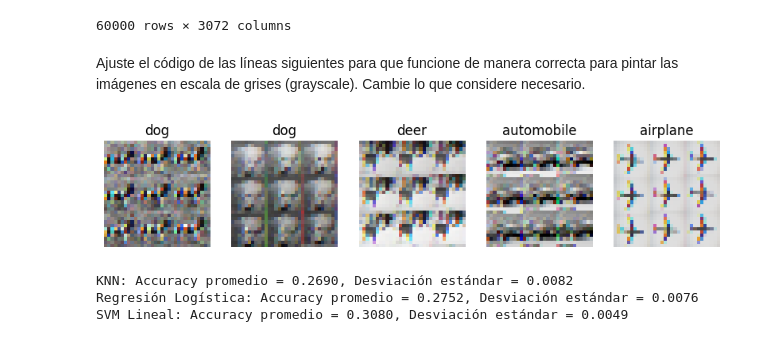
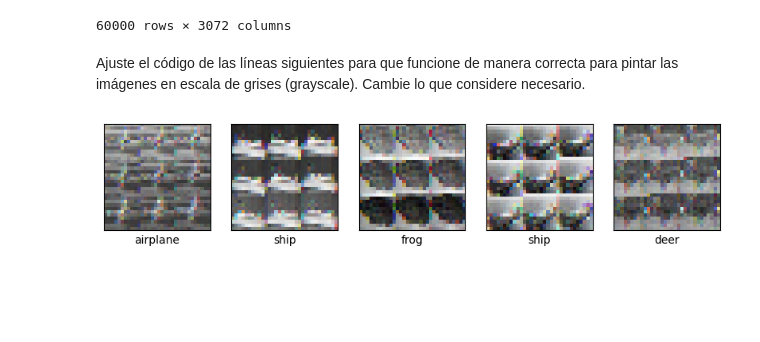
Before and after one commit to StefanoImanol/pc22025I, a Jupyter notebook: 2dapc_ia_2025I_v1_0.ipynb, the cells around one changed output. Cells and saved outputs as stored; diff of their text form; code cells hidden in the pictures; blank space fills up the shorter version.

```diff
--- a/2dapc_ia_2025I_v1_0.ipynb
+++ b/2dapc_ia_2025I_v1_0.ipynb
@@ -354,38 +353,15 @@ X_sample, _, y_sample, _ = train_test_split(X, y, stratify=y, test_size=0.9, ran
 # %%
 # Toma algunos ejemplos aleatorios, reescala las images al tamaño de 32x32 image y muestralas
 from random import randint
 import matplotlib.pyplot as plt
 
-fig, axes = plt.subplots(1, 5, figsize=(10, 5))
+from random import randint
+fig, axes = plt.subplots(1, 5,  figsize=(10, 5))
 for i in range(5):
-    n = randint(0, len(X_ori)-1)
-    img = X_ori.iloc[n].values.reshape(32, 32, 3).astype(np.uint8)  # reshape en color
-    axes[i].imshow(img)
-    axes[i].set_title(cifar_classes[int(y_ori.iloc[n])])
-    axes[i].axis('off')
-plt.show()
+    n = randint(0,60000)
+    axes[i].imshow(X_ori.values[n].reshape(32, 32,3), cmap=plt.cm.gray_r)
+    axes[i].set_xlabel((cifar_classes[int(y_ori.values[n])]))
+    axes[i].set_xticks(()), axes[i].set_yticks(())
+plt.show();
 # %% [output]
-[figure, old version]
+[figure, new version]
-# %%
-from sklearn.pipeline import make_pipeline
-from sklearn.model_selection import cross_val_score
-from sklearn.neighbors import KNeighborsClassifier
-from sklearn.linear_model import LogisticRegression
-from sklearn.svm import SVC
-
-# Modelos con configuración por defecto
-modelos = {
-    "KNN": KNeighborsClassifier(),
-    "Regresión Logística": LogisticRegression(max_iter=1000),
-    "SVM Lineal": SVC(kernel='linear')
-}
-
-# Evaluación
-for nombre, modelo in modelos.items():
-    pipe = make_pipeline(StandardScaler(), modelo)
-    scores = cross_val_score(pipe, X_sample, y_sample, cv=3, scoring='accuracy')
-    print(f"{nombre}: Accuracy promedio = {scores.mean():.4f}, Desviación estándar = {scores.std():.4f}")
-# %% [output]
-KNN: Accuracy promedio = 0.2690, Desviación estándar = 0.0082
-Regresión Logística: Accuracy promedio = 0.2752, Desviación estándar = 0.0076
-SVM Lineal: Accuracy promedio = 0.3080, Desviación estándar = 0.0049
```
Also changed, not shown: parts of 18 cells of this notebook.
